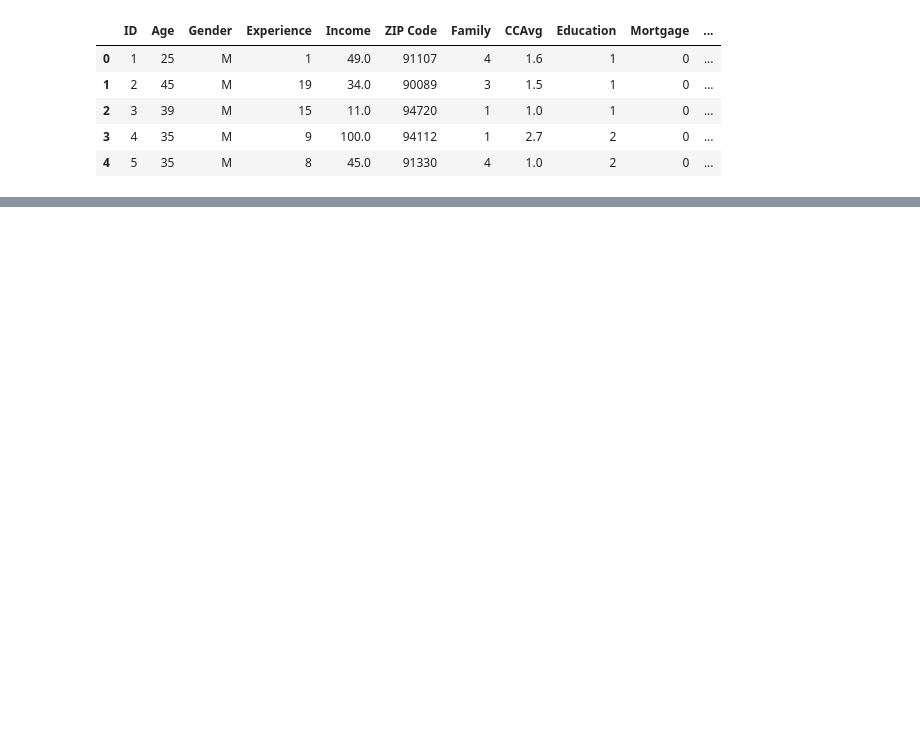
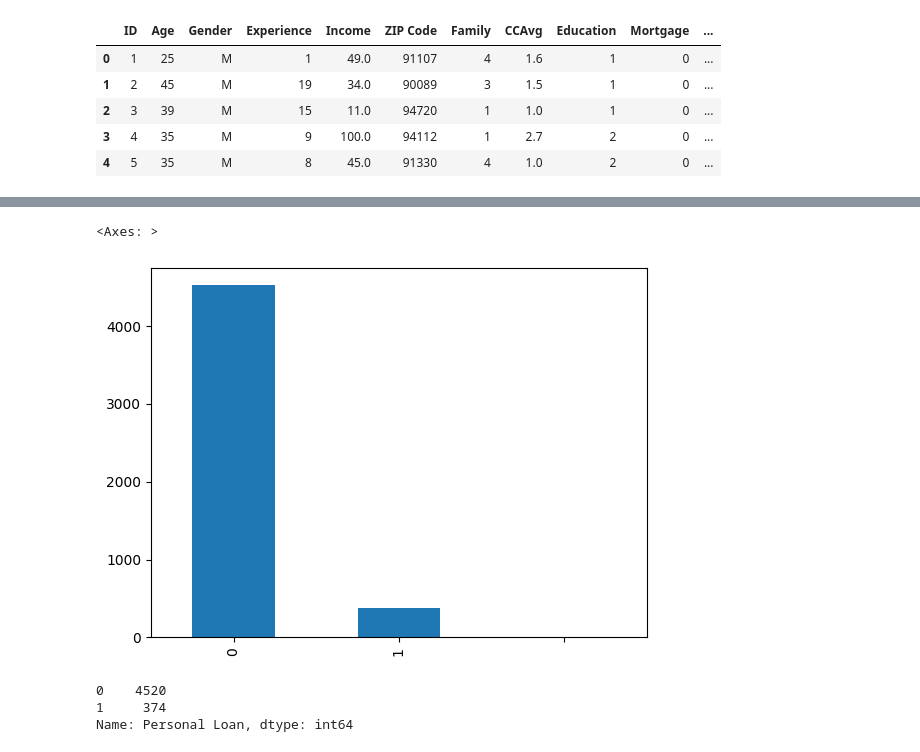
Before and after one commit to Angel-dash/Leaf, a Jupyter notebook: treeleaf.ipynb, the cells around one changed output, grey strips where cells are left out. Saved outputs shown, nothing was run; the diff lists cells and outputs as text; code cells hidden in the pictures; blank space fills up the shorter version.

Commit message:
data visualization

```diff
--- a/treeleaf.ipynb
+++ b/treeleaf.ipynb
@@ -217,0 +273,13 @@ df.head()
+# %%
+# Bar plot
+df['Personal Loan'].value_counts().plot.bar()
+# %% [output]
+<Axes: >
+[figure, added]
+# %%
+# Frequency table
+df_encoded['Personal Loan'].value_counts()
+# %% [output]
+0    4520
+1     374
+Name: Personal Loan, dtype: int64
```
Also changed, not shown: parts of 29 cells of this notebook.
